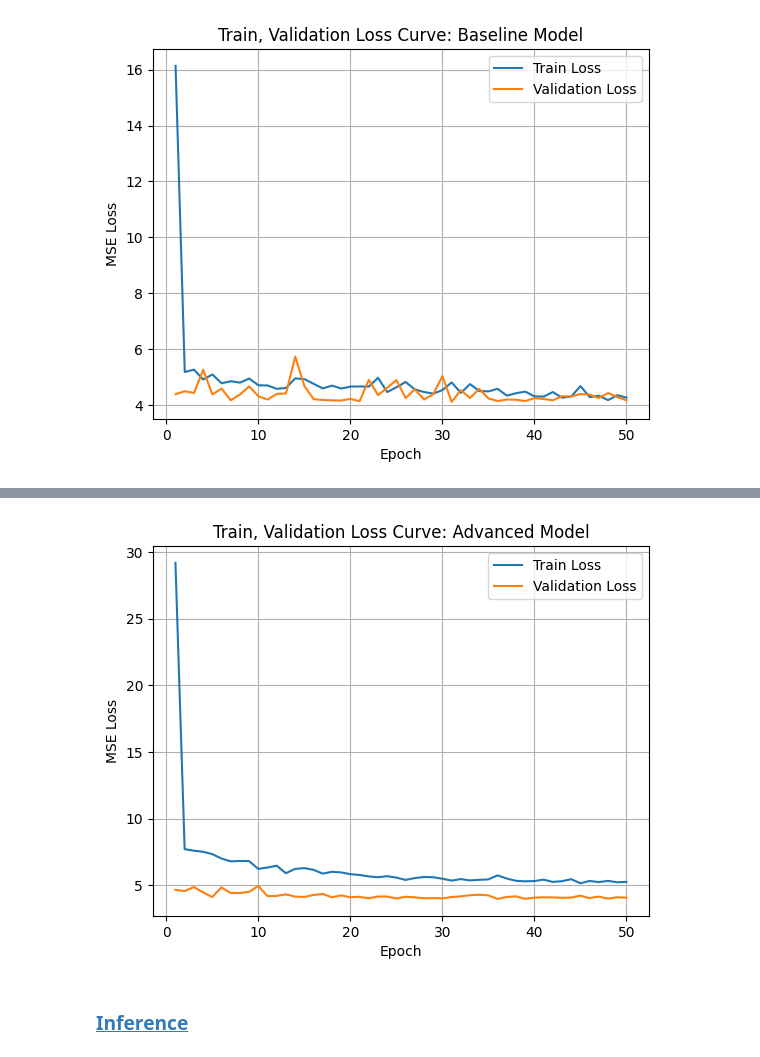
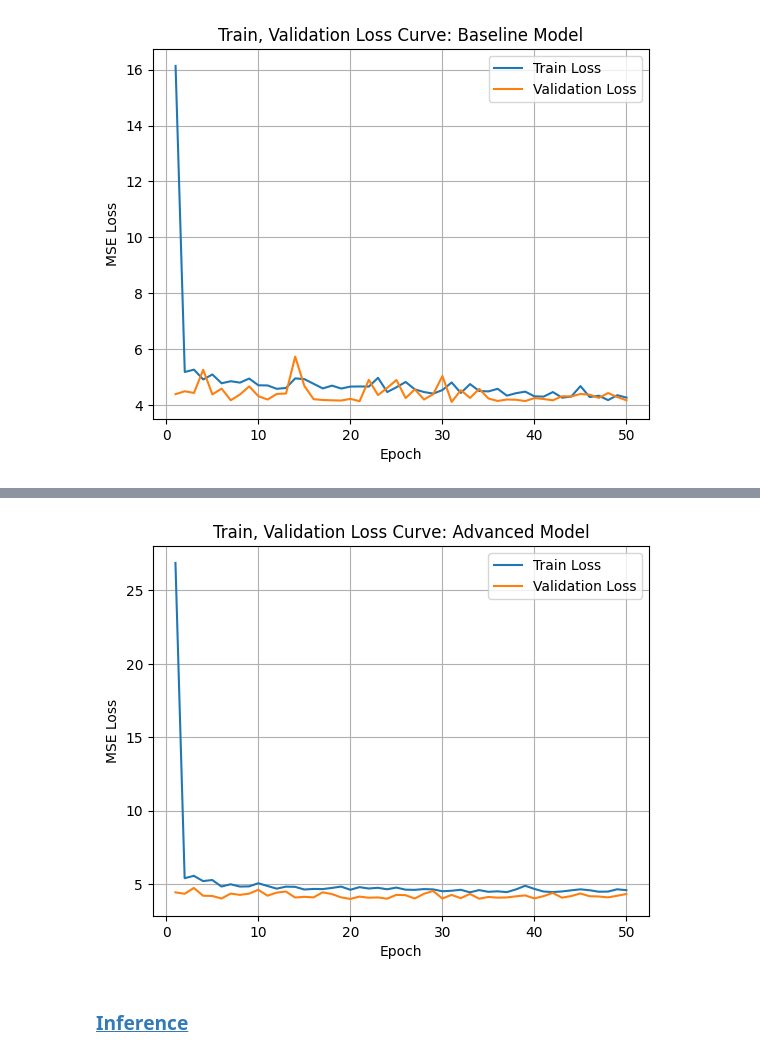
Before and after one commit to mikolajhilgert/deep-learning, a Jupyter notebook: code.ipynb, the cells around one changed output, grey strips where cells are left out. Saved outputs shown, nothing was run; the diff lists cells and outputs as text; code cells hidden in the pictures.

```diff
--- a/code.ipynb
+++ b/code.ipynb
@@ -128,17 +152,15 @@ class BaselineMLP(nn.Module):
         return self.fc(x)
 
 class MyMLP(nn.Module):
-    def __init__(self, input_dim=10, dropout_prob=0.25):
+    def __init__(self, input_dim=10):
         super().__init__()
         self.fc = nn.Sequential(
             nn.Linear(input_dim, 64),
             nn.BatchNorm1d(64),
             nn.ReLU(),
-            nn.Dropout(p=dropout_prob),
             nn.Linear(64, 32),
             nn.BatchNorm1d(32),
             nn.ReLU(),
-            nn.Dropout(p=dropout_prob),
             nn.Linear(32, 1)
         )
 
@@ -169,9 +191,13 @@ Advanced Model:
   )
 )
+# %%
+def l1_regularization(model, lambda_reg):
+    l1_penalty = sum(param.abs().sum() for param in model.parameters())
+    return lambda_reg * l1_penalty
 # %% [markdown]
 ### Model Training
 # %%
-def train_model(model, criterion, optimizer, train_loader, val_loader, num_epochs=0, device=None):
+def train_model(model, criterion, optimizer, train_loader, val_loader, num_epochs=0, device=None, lambda_reg=None):
     if ONLY_INFERENCE:
         return None, None
     model.to(device)
@@ -189,6 +215,8 @@ def train_model(model, criterion, optimizer, train_loader, val_loader, num_epoch
             optimizer.zero_grad()
             outputs = model(features)
             loss = criterion(outputs, labels)
+            if lambda_reg:
+                loss += l1_regularization(model, lambda_reg)
             loss.backward()
             optimizer.step()
             # Given we are using MSE loss, we need to multiply by the batch size to get the total loss
@@ -205,6 +233,7 @@ def train_model(model, criterion, optimizer, train_loader, val_loader, num_epoch
                 features, labels = features.to(device), labels.to(device)
                 outputs = model(features)
                 loss = criterion(outputs, labels)
+                # Again compute batch loss
                 val_loss += loss.item() * features.size(0)
         epoch_val_loss = val_loss / len(val_loader.dataset)
         val_losses.append(epoch_val_loss)
@@ -267,6 +302,6 @@ Best performing epoch: 31, Best Val Loss: 4.1044
 [figure]
 # %%
 # Train the model
-train_losses, val_losses = train_model(model, criterion, optimizer, train_loader, val_loader, epochs, device)
+train_losses, val_losses = train_model(model, criterion, optimizer, train_loader, val_loader, epochs, device, lambda_reg=1e-5)
 plot_loss_curves(train_losses, val_losses, "Advanced Model")
 # %% [output]
@@ -290,4 +325,4 @@ Best performing epoch: 36, Best Val Loss: 3.9882
-[figure, old version]
+[figure, new version]
 # %% [markdown]
 ### [Inference]((#inference))
 # %%
```
Also changed, not shown: parts of 7 cells of this notebook, 2 other files.
